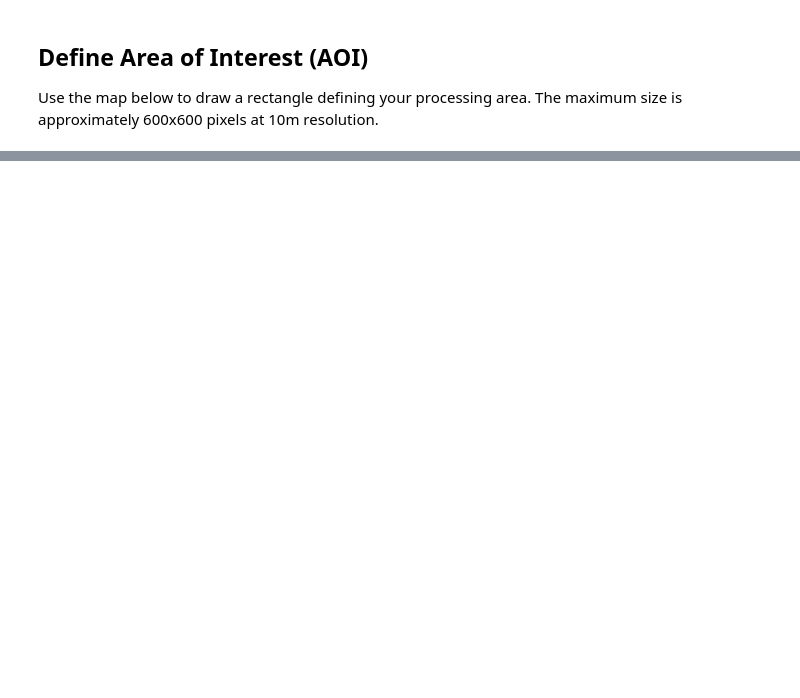
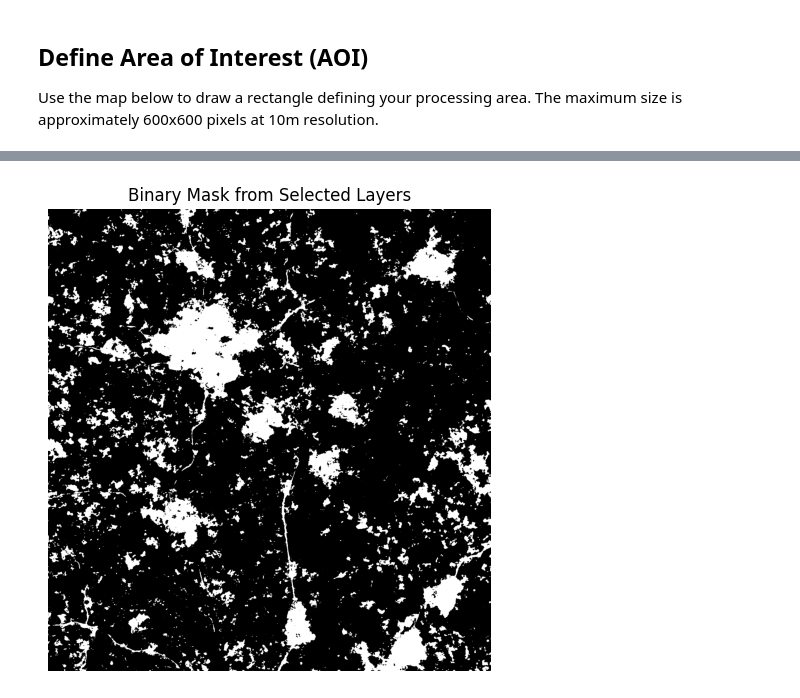
Before and after one commit to masolele/WAC, a Jupyter notebook: classification/full_processing_pipeline.ipynb, the cells around one changed output, grey strips where cells are left out. Cells and saved outputs as stored; diff of their text form; code cells hidden in the pictures; blank space fills up the shorter version.

```diff
--- a/classification/full_processing_pipeline.ipynb
+++ b/classification/full_processing_pipeline.ipynb
@@ -131,0 +143,38 @@ plt.show()
+# %%
+import numpy as np
+import matplotlib.pyplot as plt
+
+time_step = 0
+# Example list of indices for layers you want to use
+layer_indices = [5, 6, 8, 9]  # change this to your desired layers
+
+# Filter variables with dimensions (t, y, x)
+variables_to_plot = [var for var in ds.data_vars if {'t', 'y', 'x'}.issubset(ds[var].dims)]
+
+# Function to normalize data to [0, 1]
+def normalize(data):
+    return (data - data.min()) / (data.max() - data.min()) if data.max() != data.min() else data * 0
+
+# Collect normalized layers
+layers = []
+for i in layer_indices:
+    var = variables_to_plot[i]
+    data = ds[var].isel(t=time_step)
+    layers.append(normalize(data))
+
+# Sum and renormalize
+summed = sum(layers)
+summed_norm = normalize(summed)
+
+# Create binary mask using a threshold
+threshold = 0.025  # you can adjust this
+binary_mask = (summed_norm > threshold).astype(int)
+
+# Plot result
+plt.figure(figsize=(6, 6))
+plt.imshow(binary_mask, cmap='gray')
+plt.title("Binary Mask from Selected Layers")
+plt.axis('off')
+plt.show()
+# %% [output]
+[figure, added]
```
Also changed, not shown: parts of 6 cells of this notebook, 6 other files.
